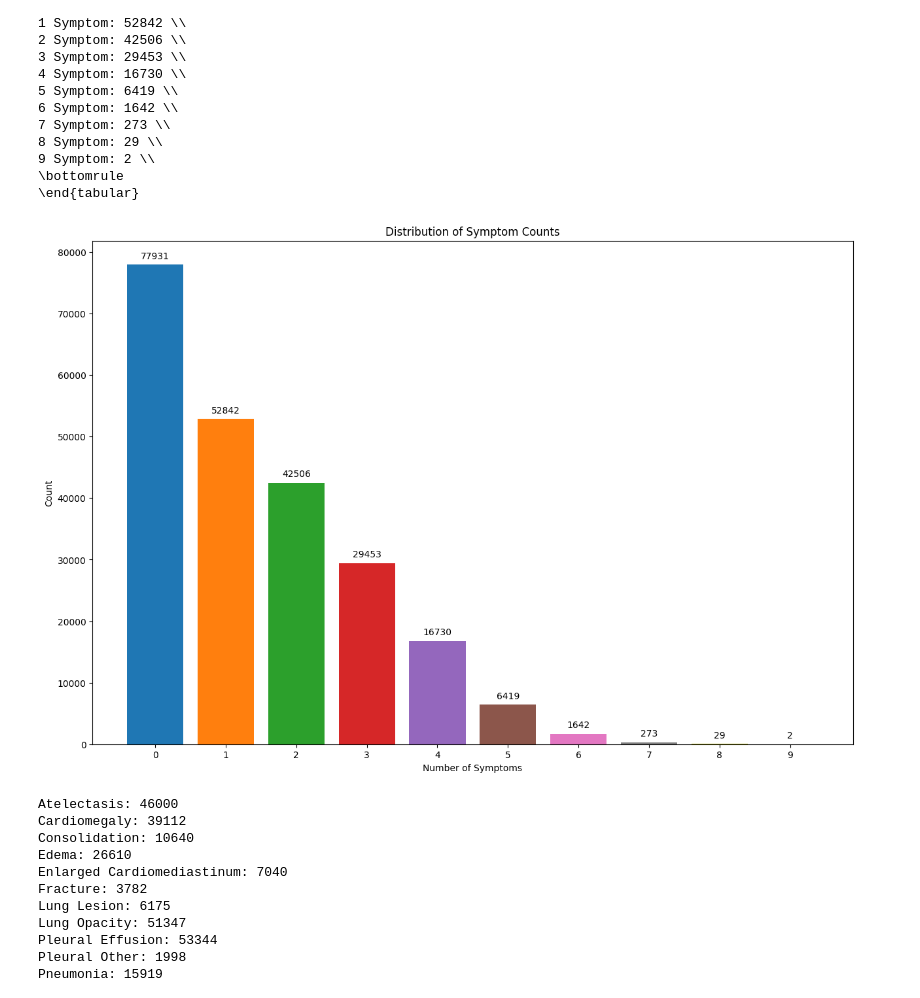
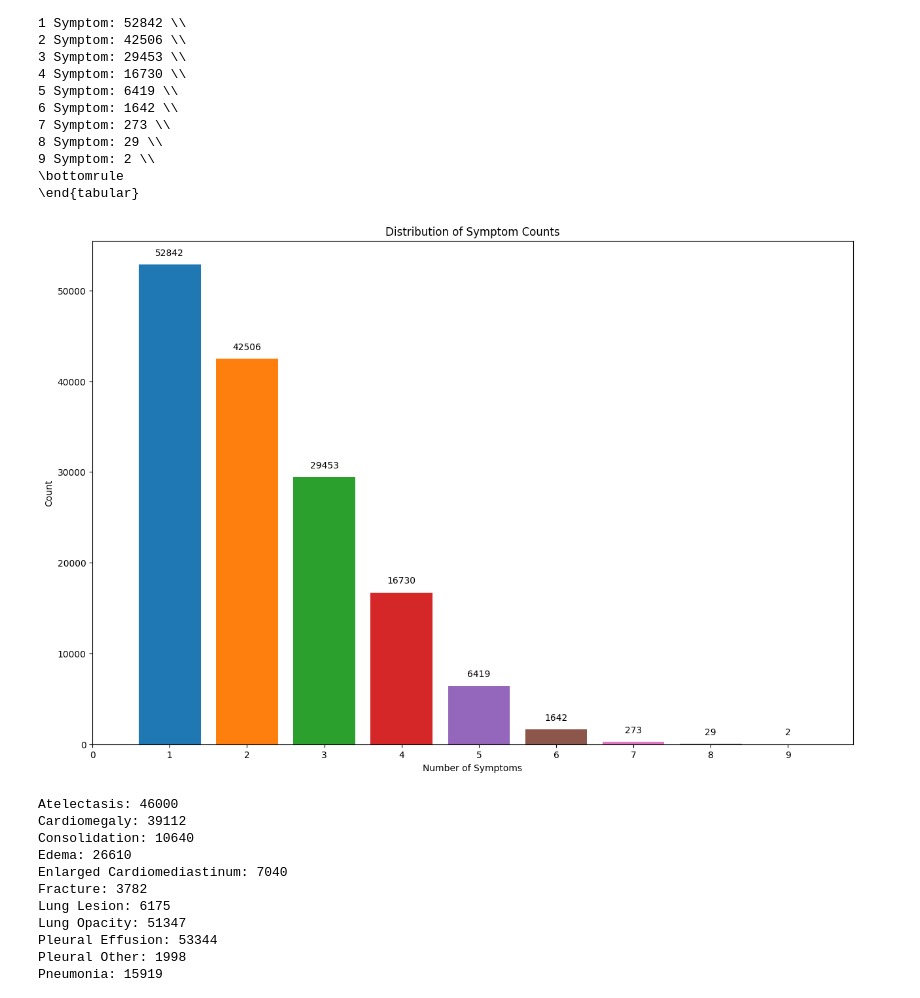
Before and after one commit to lal3lu03/MMCLFMI, a Jupyter notebook: Visualization_preprocessing/visualization.ipynb, the cells around one changed output. Saved outputs shown, nothing was run; the diff lists cells and outputs as text; code cells hidden in the pictures.

Commit message:
fix some bugs in visualization

```diff
--- a/Visualization_preprocessing/visualization.ipynb
+++ b/Visualization_preprocessing/visualization.ipynb
@@ -159,19 +159,20 @@ print(symptom_list_count_df.to_latex(index=False, header=False))
 \bottomrule
 \end{tabular}
 # %%
+count_table = count_table.drop(count_table.index[0])
 #create a bar chart of the symptom count
 plt.figure(figsize=(15, 10))
 plt.bar(count_table.index, count_table.values, color=['#1f77b4', '#ff7f0e', '#2ca02c', '#d62728', '#9467bd', '#8c564b', '#e377c2', '#7f7f7f', '#bcbd22'])
 plt.xlabel('Number of Symptoms')
 plt.ylabel('Count')
 plt.title('Distribution of Symptom Counts')
 plt.xticks(range(0, max(count_table.index)+1))
 # Add the true count as text on top of each bar
 for i, v in enumerate(count_table.values):
     plt.text(count_table.index[i], v+1000, str(v), ha='center', fontsize=10)
 plt.show()
 # %% [output]
-[figure, old version]
+[figure, new version]
 # %%
 # Sum the values in each column
 column_sums = all_findings_df.iloc[:, 1:].sum()
```
Also changed, not shown: parts of 7 cells of this notebook.
